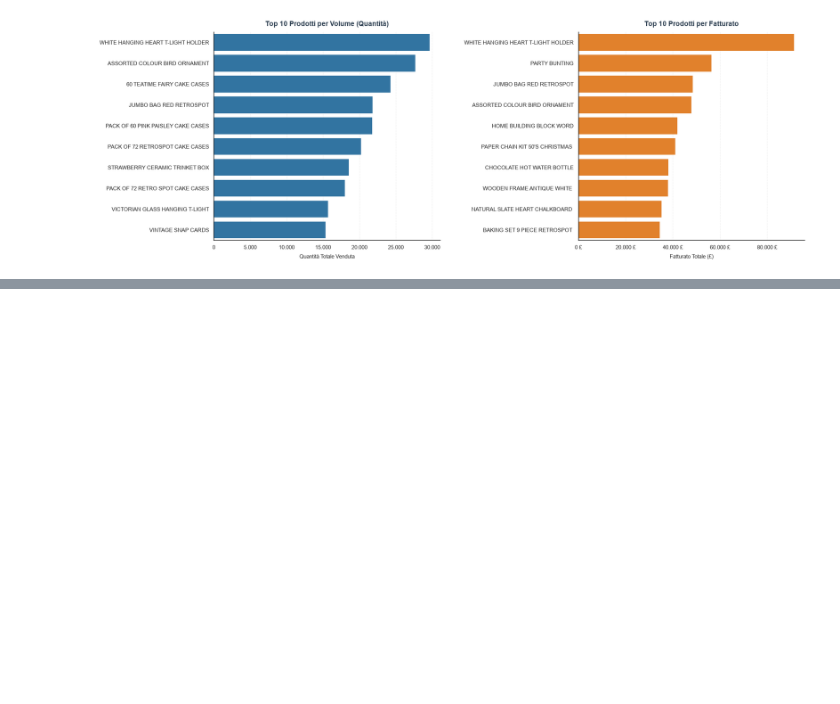
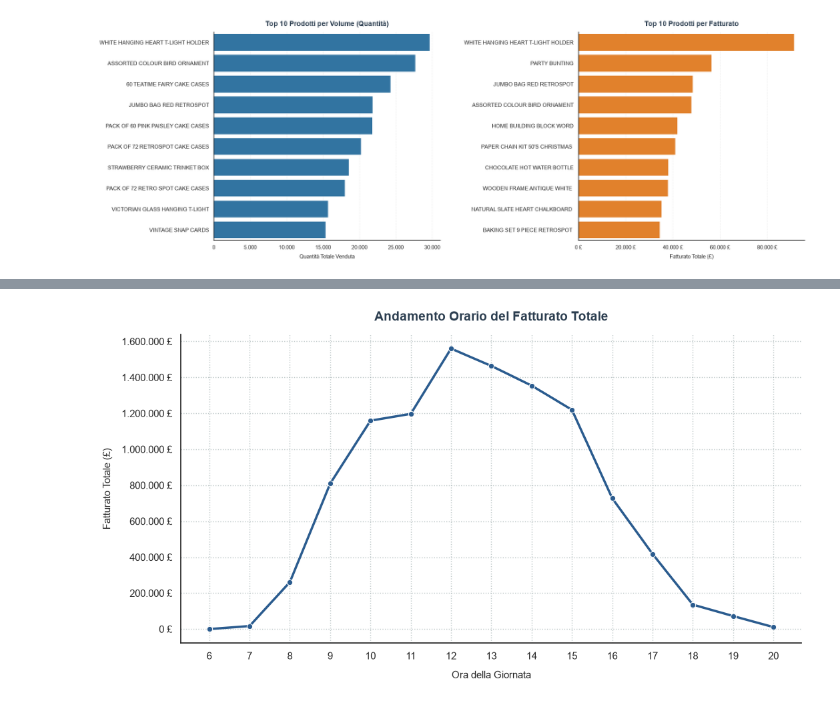
Before and after one commit to VladDyvo/retail_sales_analytics, a Jupyter notebook: 02_eda.ipynb, the cells around one changed output, grey strips where cells are left out. Drawn from its saved outputs; the diff is of its cells as text; code cells hidden in the pictures; blank space fills up the shorter version.

Commit message:
docs: inserita analisi oraria dettagliata nel README

```diff
--- a/02_eda.ipynb
+++ b/02_eda.ipynb
@@ -236,3 +236,18 @@ plt.savefig('output/grafici/top10_prodotti_comparativo.png', dpi=300, bbox_inche
 plt.show()
 # %% [output]
 [figure]
+# %%
+# FASE 2 - Task 4: Analisi oraria delle vendite
+
+# Mi Assicuro che InvoiceDate sia in formato datetime
+df['InvoiceDate'] = pd.to_datetime(df['InvoiceDate'])
+
+# 1. Estraggo l'ora e creo una nuova colonna
+df['Hour'] = df['InvoiceDate'].dt.hour
+
+# 2. Aggrego il fatturato totale (TotalPrice) per ora della giornata
+hourly_sales = df.groupby('Hour')['TotalPrice'].sum().reset_index()
+
+# Stampo i dati aggregati
+print("--- FATTURATO PER ORA DELLA GIORNATA ---")
+print(hourly_sales)
@@ -238,0 +272,36 @@ plt.show()
+# %%
+# Configurazione stile pulito
+sns.set_theme(style="white")
+
+plt.figure(figsize=(12, 6))
+
+# Grafico a linee con piccoli marker sui punti orari
+sns.lineplot(
+    data=hourly_sales,
+    x='Hour',
+    y='TotalPrice',
+    marker='o',
+    linewidth=2.5,
+    color='#2b5c8f'
+)
+
+# Titoli e label legati al business
+plt.title('Andamento Orario del Fatturato Totale', fontsize=14, fontweight='bold', pad=15, color='#2c3e50')
+plt.xlabel('Ora della Giornata', fontsize=11, labelpad=10)
+plt.ylabel('Fatturato Totale (£)', fontsize=11, labelpad=10)
+
+# Mostro tutte le ore presenti sull'asse X
+plt.xticks(hourly_sales['Hour'])
+
+# Formattazione numeri asse Y con separatore delle migliaia e simbolo £
+plt.gca().yaxis.set_major_formatter(ticker.FuncFormatter(lambda x, pos: f'{x:,.0f} £'.replace(',', '.')))
+
+# Pulizia e griglia di sfondo leggera
+sns.despine(top=True, right=True)
+plt.grid(True, linestyle=':', alpha=0.6, color='#95a5a6')
+
+# Salvataggio del grafico
+plt.savefig('output/grafici/analisi_oraria_vendite.png', dpi=300, bbox_inches='tight')
+plt.show()
+# %% [output]
+[figure, added]
```
Also changed, not shown: parts of 2 cells of this notebook, 3 other files.
